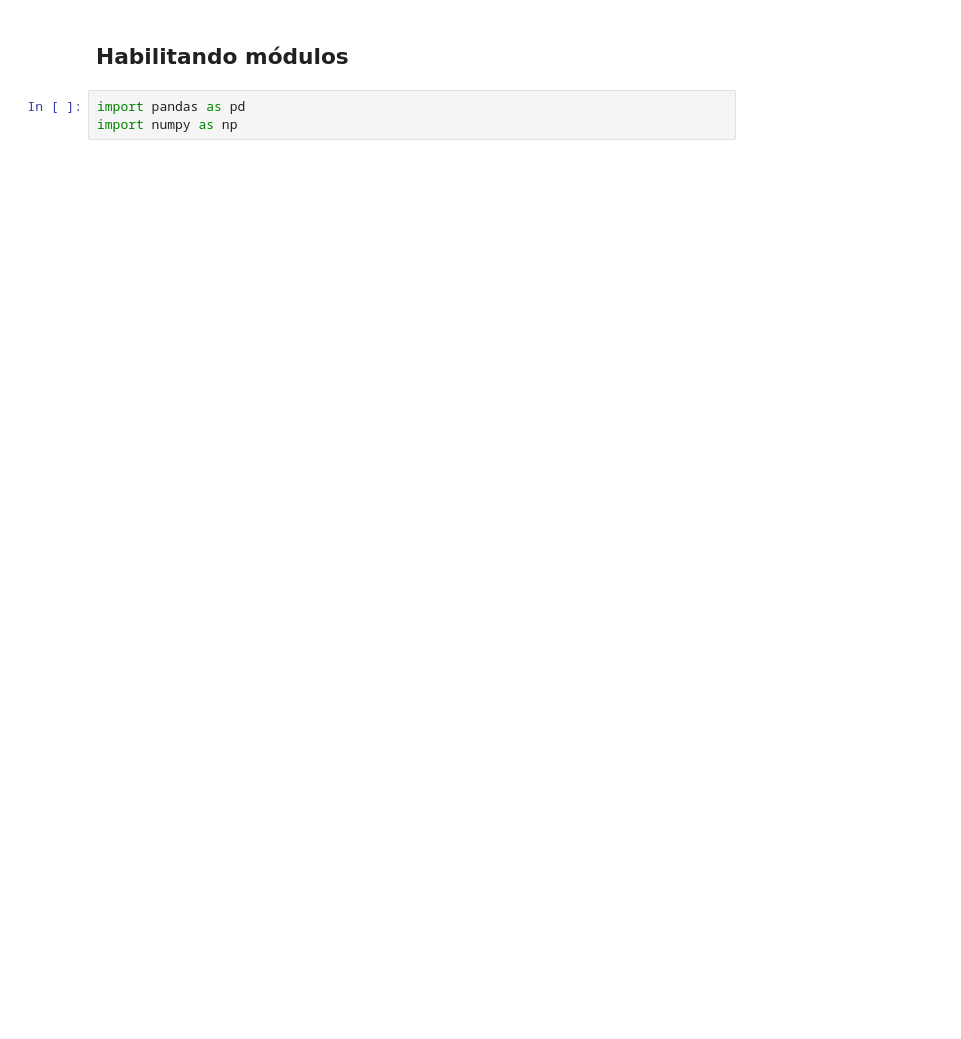
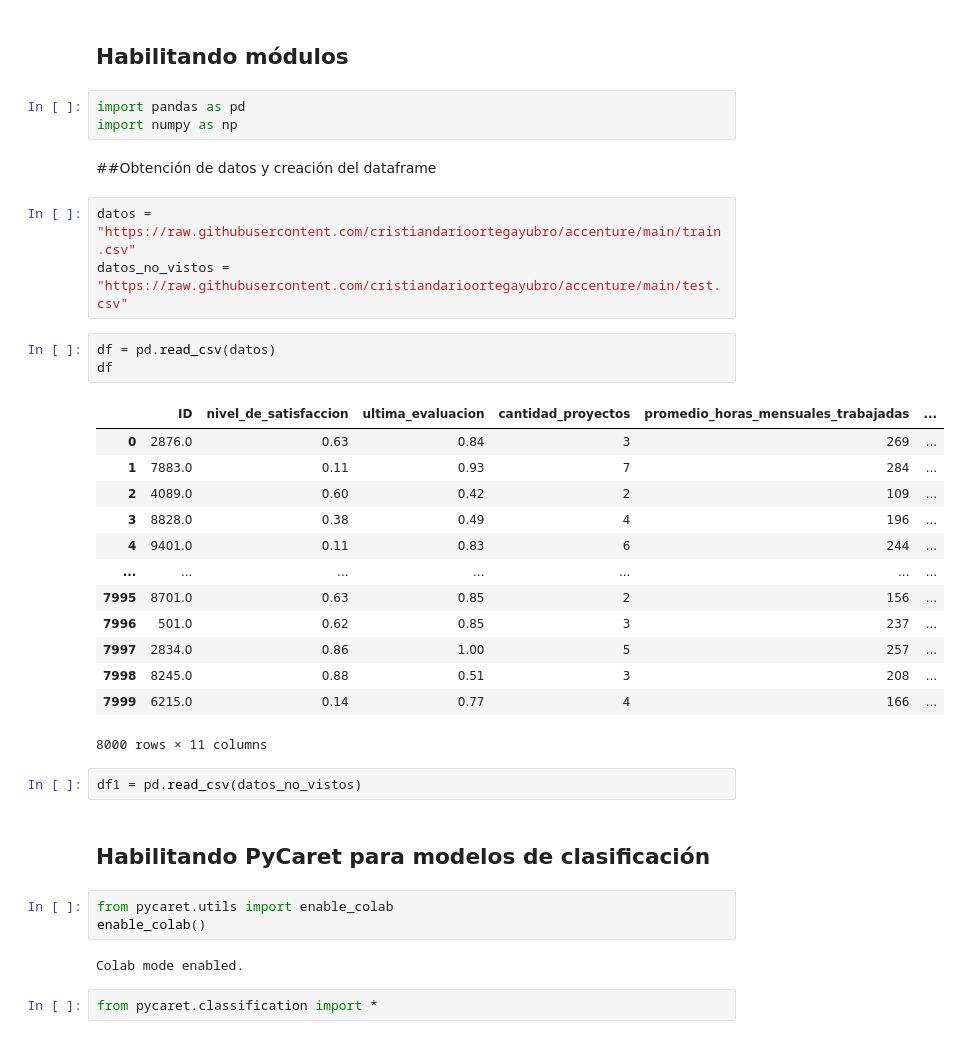
Before and after one commit to cristiandarioortegayubro/accenture, a Jupyter notebook: accenturedatascience02.ipynb, the cells around one changed output. Drawn from its saved outputs; the diff is of its cells as text; blank space fills up the shorter version.

```diff
--- a/accenturedatascience02.ipynb
+++ b/accenturedatascience02.ipynb
@@ -36,3 +36,36 @@ Successfully installed Boruta-0.3 Mako-1.1.6 PyYAML-6.0 alembic-1.4.1 databricks
 # %%
 import pandas as pd
 import numpy as np
+# %% [markdown]
+##Obtención de datos y creación del dataframe
+# %%
+datos = "https://raw.githubusercontent.com/cristiandarioortegayubro/accenture/main/train.csv"
+datos_no_vistos = "https://raw.githubusercontent.com/cristiandarioortegayubro/accenture/main/test.csv"
+# %%
+df = pd.read_csv(datos)
+df
+# %% [output]
+|  | ID | nivel_de_satisfaccion | ultima_evaluacion | cantidad_proyectos | promedio_horas_mensuales_trabajadas | ... |
+| 0 | 2876.0 | 0.63 | 0.84 | 3 | 269 | ... |
+| 1 | 7883.0 | 0.11 | 0.93 | 7 | 284 | ... |
+| 2 | 4089.0 | 0.60 | 0.42 | 2 | 109 | ... |
+| 3 | 8828.0 | 0.38 | 0.49 | 4 | 196 | ... |
+| 4 | 9401.0 | 0.11 | 0.83 | 6 | 244 | ... |
+| ... | ... | ... | ... | ... | ... | ... |
+| 7995 | 8701.0 | 0.63 | 0.85 | 2 | 156 | ... |
+| 7996 | 501.0 | 0.62 | 0.85 | 3 | 237 | ... |
+| 7997 | 2834.0 | 0.86 | 1.00 | 5 | 257 | ... |
+| 7998 | 8245.0 | 0.88 | 0.51 | 3 | 208 | ... |
+| 7999 | 6215.0 | 0.14 | 0.77 | 4 | 166 | ... |
+8000 rows × 11 columns
+# %%
+df1 = pd.read_csv(datos_no_vistos)
+# %% [markdown]
+## Habilitando PyCaret para modelos de clasificación
+# %%
+from pycaret.utils import enable_colab
+enable_colab()
+# %% [output]
+Colab mode enabled.
+# %%
+from pycaret.classification import *
```
Also changed, not shown: parts of 19 cells of this notebook.
